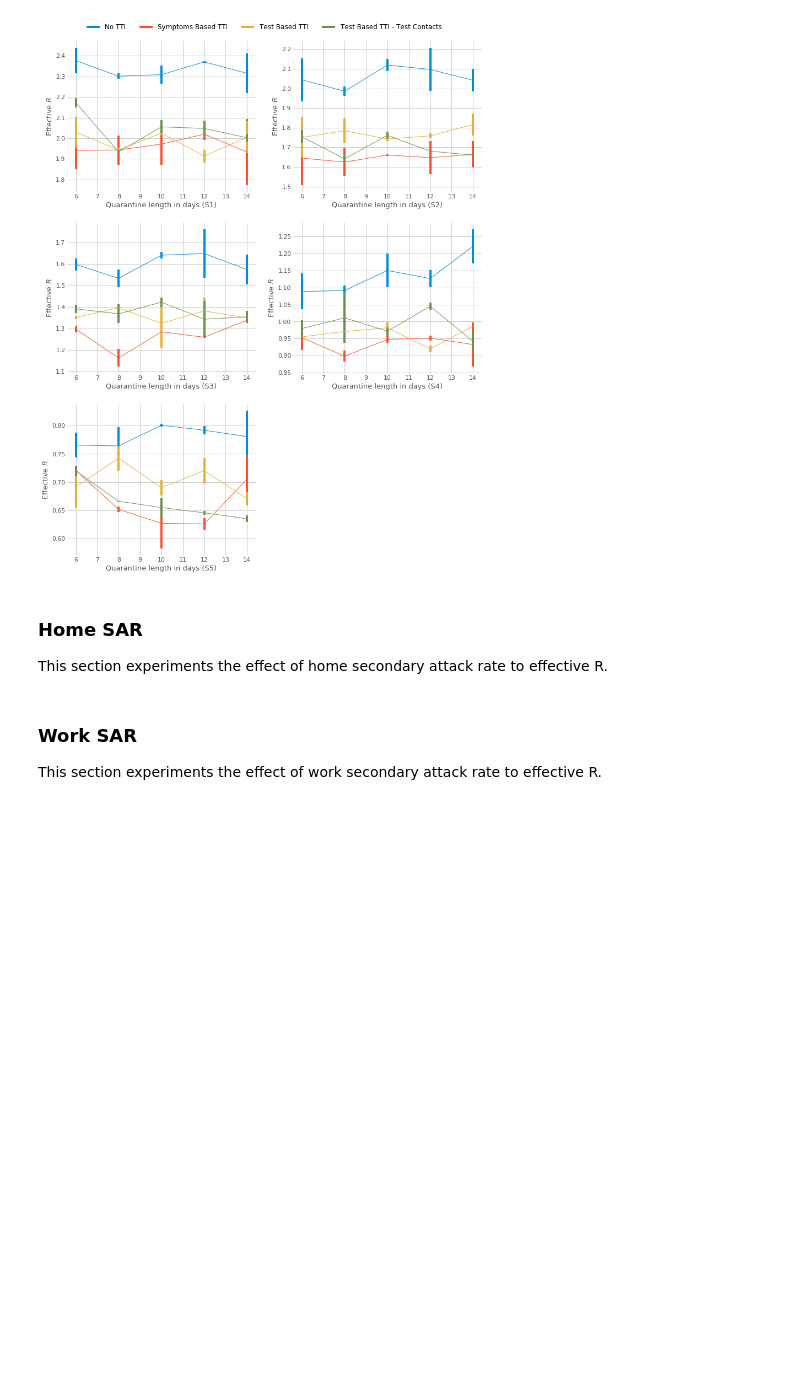
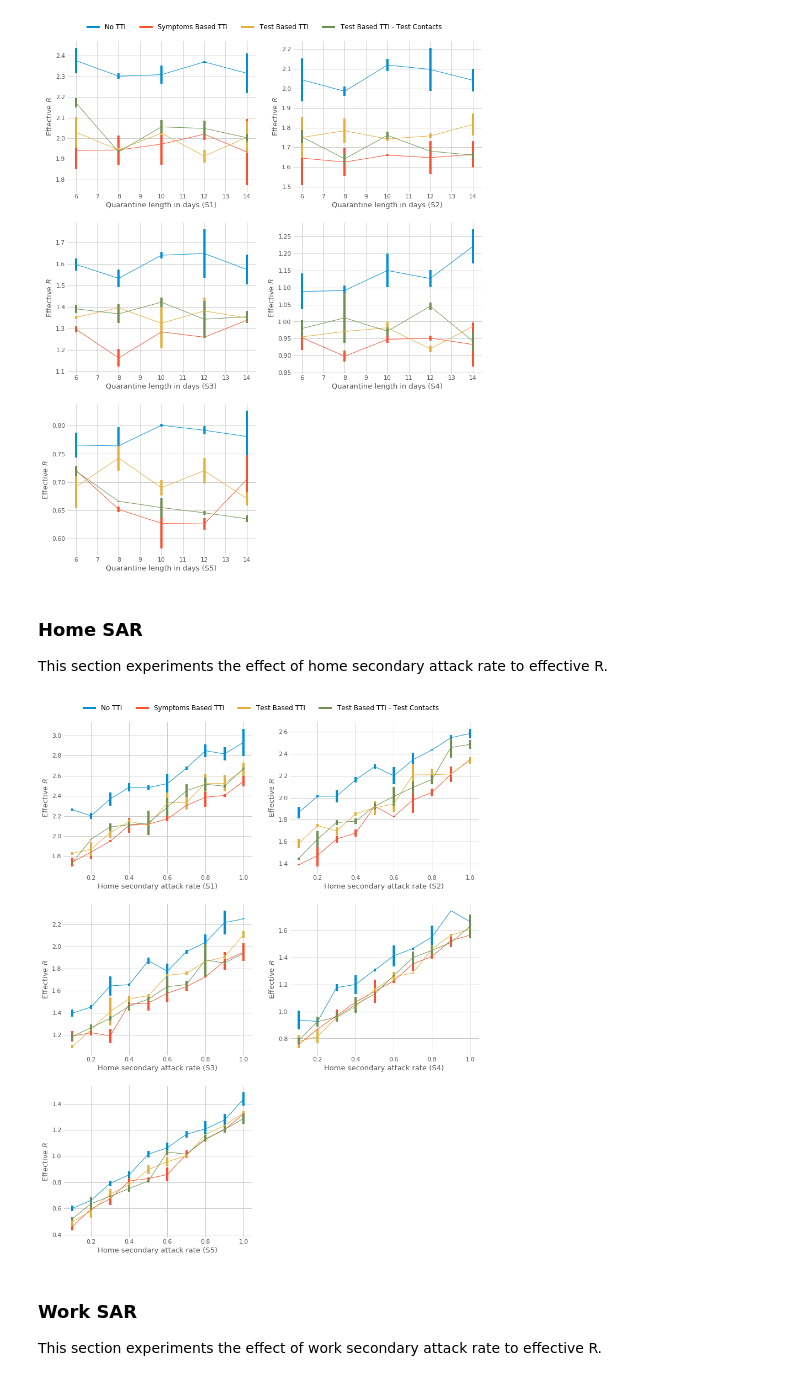
Before and after one commit to maleakhiw/gaussian-processes-tti-explorer, a Jupyter notebook: notebooks/sensitivity-analysis-nongp.ipynb, the cells around one changed output. Cells and saved outputs as stored; diff of their text form; code cells hidden in the pictures; blank space fills up the shorter version.

```diff
--- a/notebooks/sensitivity-analysis-nongp.ipynb
+++ b/notebooks/sensitivity-analysis-nongp.ipynb
@@ -259,9 +259,11 @@ plot_axis_variation("quarantine_length", "effective_r", df_ql, 95, "Quarantine l
 
 This section experiments the effect of home secondary attack rate to effective R.
 # %%
-# df_home_sar = pd.read_csv("../results/home-sar.csv").iloc[:, 1:]
+df_home_sar = pd.read_csv("../results/home-sar.csv").iloc[:, 1:]
 # %%
-# plot_axis_variation("home_sar", "effective_r", df_home_sar, 95, "Home secondary attack rate", "Effective $R$")
+plot_axis_variation("home_sar", "effective_r", df_home_sar, 95, "Home secondary attack rate", "Effective $R$")
+# %% [output]
+[figure, added]
 # %% [markdown]
 ### Work SAR
 
```
Also changed, not shown: parts of 7 cells of this notebook, 5 other files.
